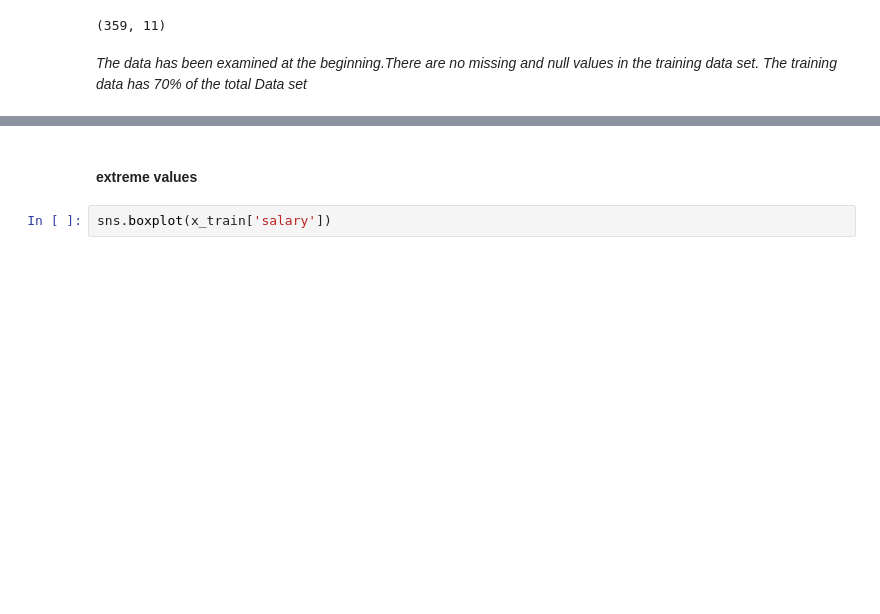
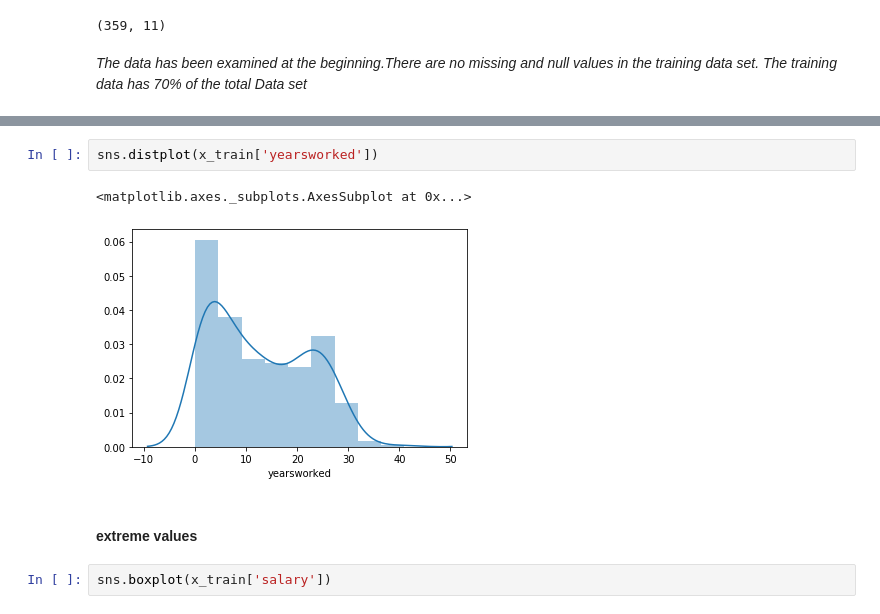
Before and after one commit to LeboSeribe/Linear-Regression, a Jupyter notebook: Linear regression.ipynb, the cells around one changed output, grey strips where cells are left out. Cells and saved outputs as stored; diff of their text form; blank space fills up the shorter version.

```diff
--- a/Linear regression.ipynb
+++ b/Linear regression.ipynb
@@ -118,3 +128,8 @@ x_train.shape
+# %%
+sns.distplot(x_train['yearsworked'])
+# %% [output]
+<matplotlib.axes._subplots.AxesSubplot at 0x...>
+[figure, added]
 # %% [markdown]
 #### extreme values
 # %%
```
Also changed, not shown: parts of 34 cells of this notebook.
